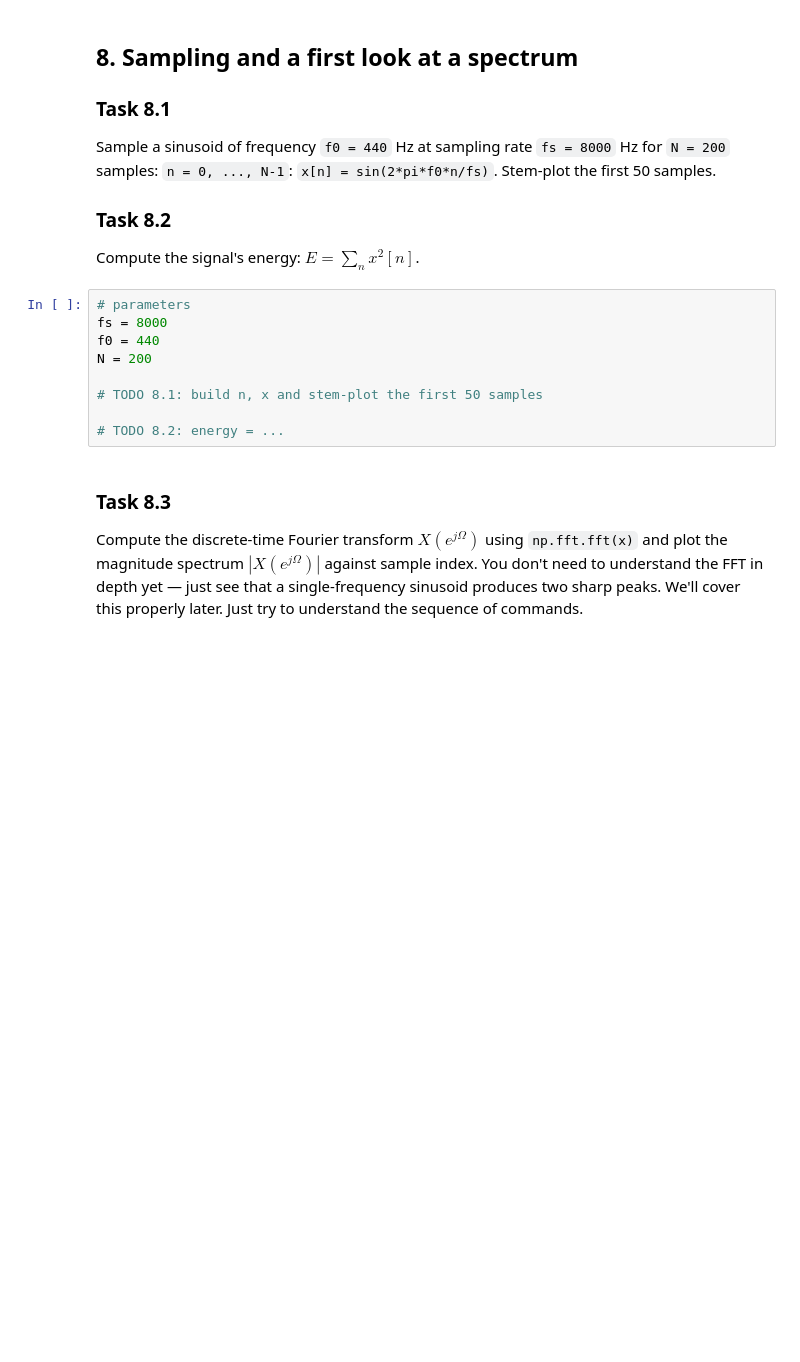
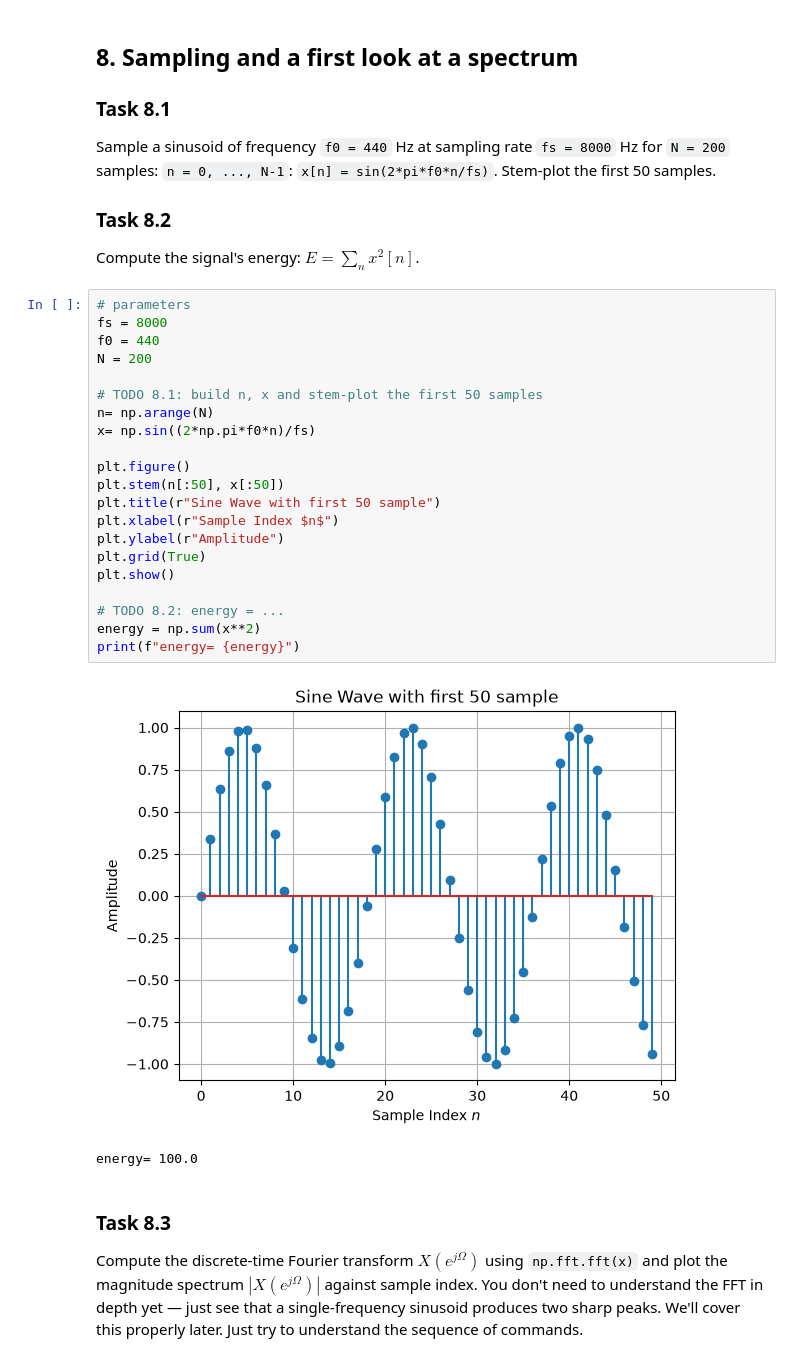
Before and after one commit to AnT-WorkSpace/Digital_Signal_processing-by-AnT-, a Jupyter notebook: Lab00/DSP_Lab00.ipynb, the cells around one changed output. Cells and saved outputs as stored; diff of their text form; blank space fills up the shorter version.

```diff
--- a/Lab00/DSP_Lab00.ipynb
+++ b/Lab00/DSP_Lab00.ipynb
@@ -332,12 +368,27 @@ Compute the signal's energy: $E = \sum_n x^2[n]$.
 # %%
 # parameters
 fs = 8000
 f0 = 440
 N = 200
 
 # TODO 8.1: build n, x and stem-plot the first 50 samples
+n= np.arange(N)
+x= np.sin((2*np.pi*f0*n)/fs)
+
+plt.figure()
+plt.stem(n[:50], x[:50])
+plt.title(r"Sine Wave with first 50 sample")
+plt.xlabel(r"Sample Index $n$")
+plt.ylabel(r"Amplitude")
+plt.grid(True)
+plt.show()
 
 # TODO 8.2: energy = ...
+energy = np.sum(x**2)
+print(f"energy= {energy}")
+# %% [output]
+[figure, added]
+energy= 100.0
 # %% [markdown]
 ### Task 8.3
 Compute the discrete-time Fourier transform $X(e^{j\Omega})$ using `np.fft.fft(x)` and plot the magnitude spectrum $|X(e^{j\Omega})|$ against sample index. You
```
Also changed, not shown: parts of 7 cells of this notebook, 1 other file.
